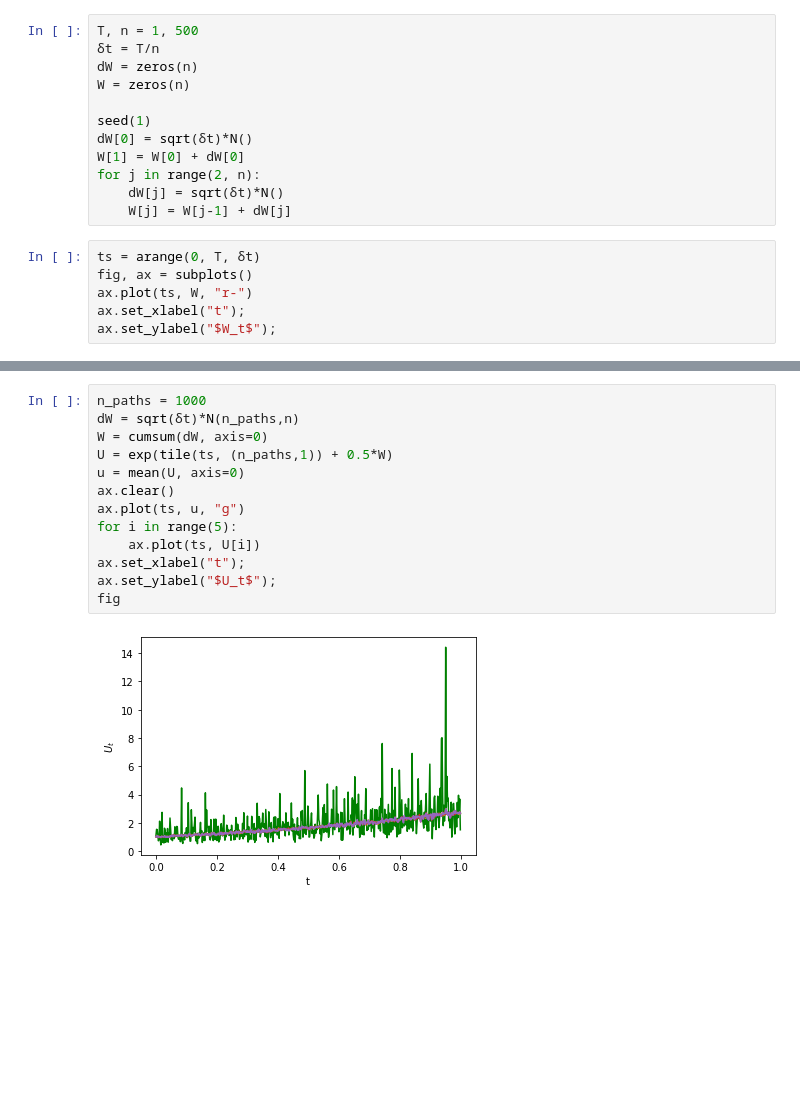
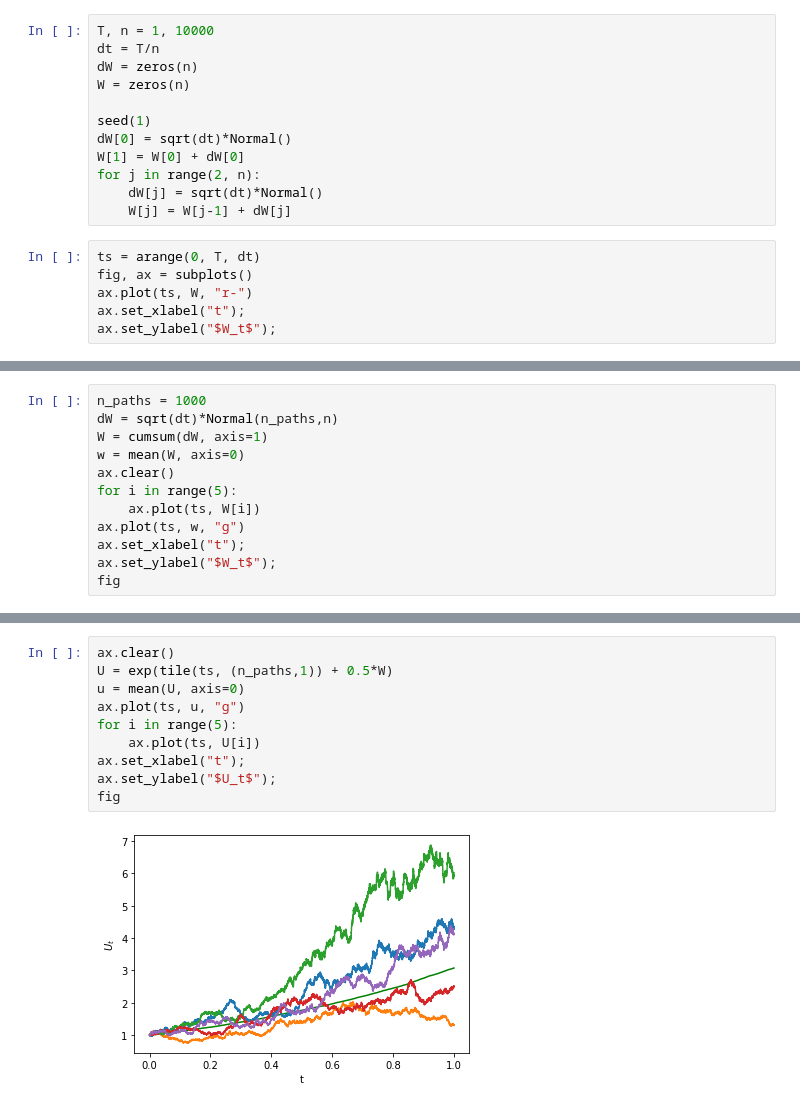
Before and after one commit to makslevental/numerical_sdes, a Jupyter notebook: main.ipynb, the cells around one changed output, grey strips where cells are left out. Cells and saved outputs as stored; diff of their text form; blank space fills up the shorter version.

```diff
--- a/main.ipynb
+++ b/main.ipynb
@@ -15,19 +22,19 @@ We sample $W_t$ discretely, i.e. at times $t_j = j\cdot \delta t$ where $\delta
 \end{equation}
 where $\operatorname{d}W_j \sim \sqrt{\delta t}\operatorname{N}(0,1)$.
 # %%
-T, n = 1, 500
-δt = T/n
+T, n = 1, 10000
+dt = T/n
 dW = zeros(n)
 W = zeros(n)
 
 seed(1)
-dW[0] = sqrt(δt)*N()
+dW[0] = sqrt(dt)*Normal()
 W[1] = W[0] + dW[0]
 for j in range(2, n):
-    dW[j] = sqrt(δt)*N()
+    dW[j] = sqrt(dt)*Normal()
     W[j] = W[j-1] + dW[j]
 # %%
-ts = arange(0, T, δt)
+ts = arange(0, T, dt)
 fig, ax = subplots()
 ax.plot(ts, W, "r-")
 ax.set_xlabel("t");
@@ -49,0 +57,12 @@ $u(W_t) = \exp\left(t + \frac{1}{2} W_t\right)$
+# %%
+n_paths = 1000
+dW = sqrt(dt)*Normal(n_paths,n)
+W = cumsum(dW, axis=1)
+w = mean(W, axis=0)
+ax.clear()
+for i in range(5):
+    ax.plot(ts, W[i])
+ax.plot(ts, w, "g")
+ax.set_xlabel("t");
+ax.set_ylabel("$W_t$");
+fig
@@ -50,15 +71,12 @@ $u(W_t) = \exp\left(t + \frac{1}{2} W_t\right)$
 # %%
-n_paths = 1000
-dW = sqrt(δt)*N(n_paths,n)
-W = cumsum(dW, axis=0)
+ax.clear()
 U = exp(tile(ts, (n_paths,1)) + 0.5*W)
 u = mean(U, axis=0)
-ax.clear()
 ax.plot(ts, u, "g")
 for i in range(5):
     ax.plot(ts, U[i])
 ax.set_xlabel("t");
 ax.set_ylabel("$U_t$");
 fig
 # %% [output]
-[figure, old version]
+[figure, new version]
```
Also changed, not shown: parts of 19 cells of this notebook.
